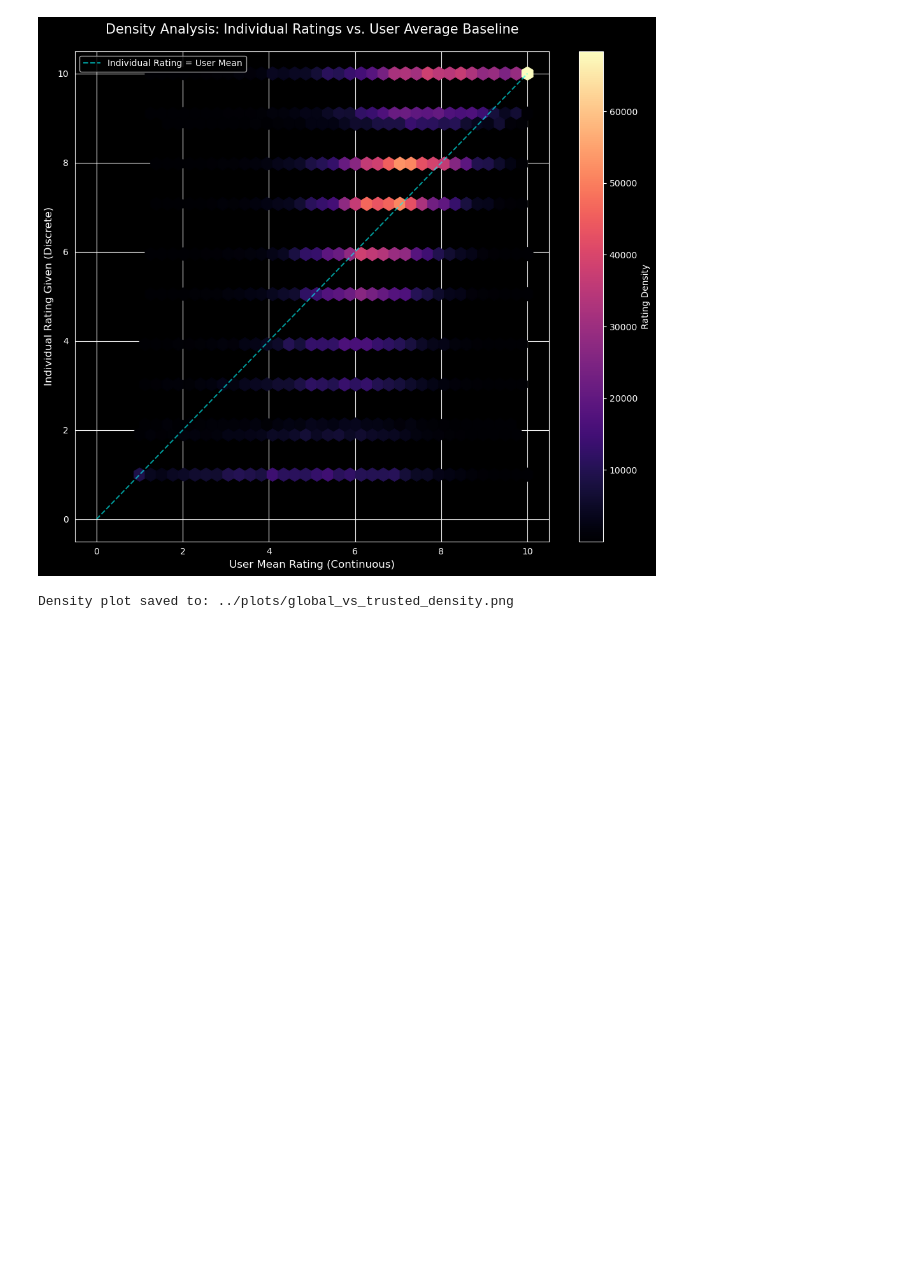
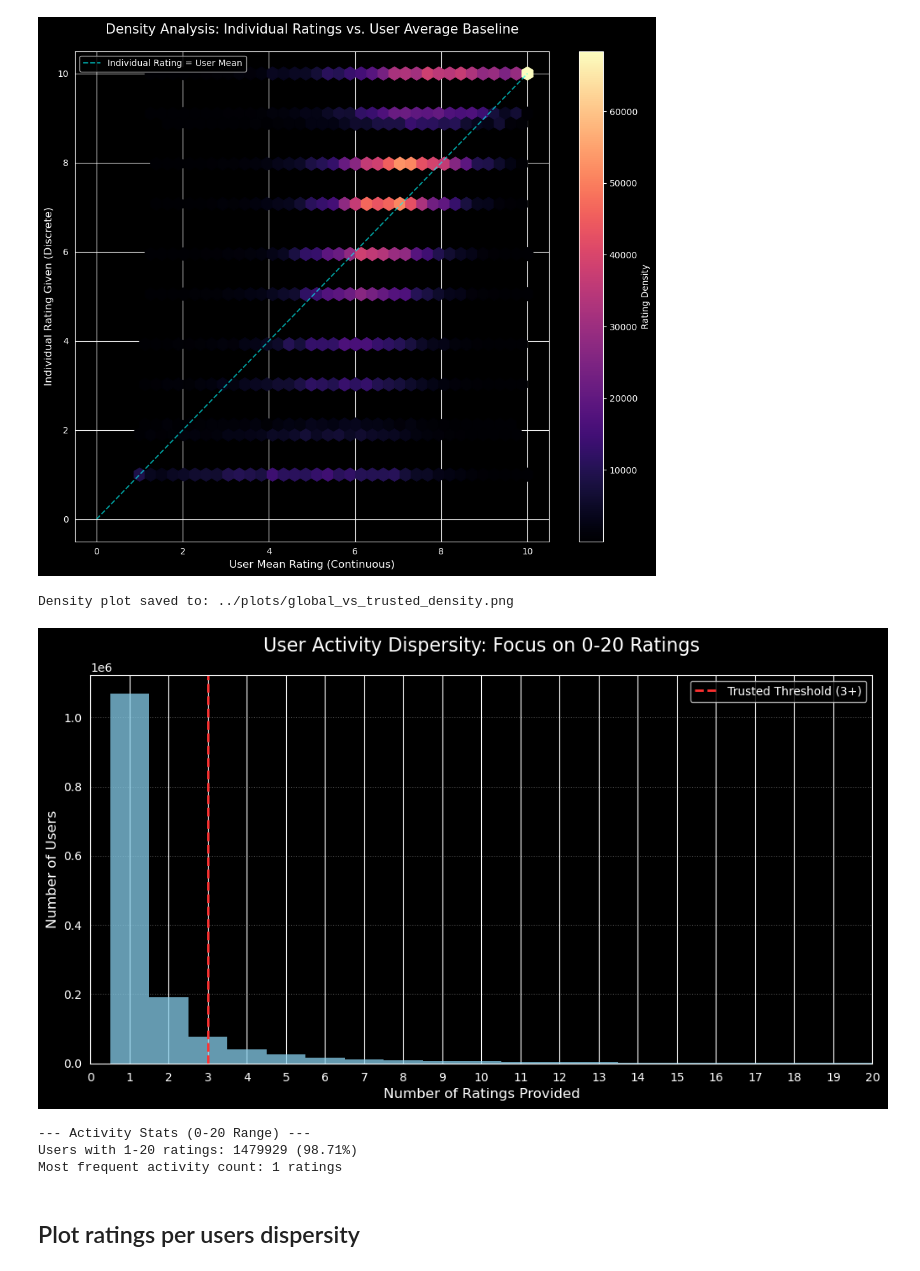
Before and after one commit to GeorgeStyl/Neural-Movie-Clusters, a Jupyter notebook: notebooks/0z_DROPBOX_clustering_and_embeddings.ipynb, the cells around one changed output. Drawn from its saved outputs; the diff is of its cells as text; code cells hidden in the pictures; blank space fills up the shorter version.

Commit message:
Plotted ratings per user dispersity

```diff
--- a/notebooks/0z_DROPBOX_clustering_and_embeddings.ipynb
+++ b/notebooks/0z_DROPBOX_clustering_and_embeddings.ipynb
@@ -840,3 +840,54 @@ plot_global_vs_trusted_density()
 # %% [output]
 [figure]
 Density plot saved to: ../plots/global_vs_trusted_density.png
+# %%
+def plot_user_activity_optimized():
+    # 1. Calculate ratings per user
+    user_counts = split_data.groupby('USER_ID')['RATING'].count()
+
+    # 2. Setup Plot (Dark Theme)
+    plt.style.use('dark_background')
+    plt.figure(figsize=(12, 6))
+
+    # Use discrete=True to ensure bars align perfectly with integer counts
+    sns.histplot(user_counts, bins=range(0, 22), color='skyblue', edgecolor='white', discrete=True)
+
+    # 3. Formatting
+    plt.xlim(0, 20)
+    plt.xticks(range(0, 21))
+
+    plt.title('User Activity Dispersity: Focus on 0-20 Ratings', fontsize=16, color='white', pad=20)
+    plt.xlabel('Number of Ratings Provided', fontsize=12, color='white')
+    plt.ylabel('Number of Users', fontsize=12, color='white')
+    plt.grid(axis='y', linestyle=':', alpha=0.3)
+
+    # --- THE FIX FOR THE WARNING ---
+    # Explicitly set loc='upper right' instead of 'best'
+    # This prevents Matplotlib from scanning 1.4M points to find a gap
+    plt.axvline(3, color='#FF3131', linestyle='--', linewidth=2, label='Trusted Threshold (3+)')
+    plt.legend(loc='upper right', labelcolor='white')
+
+    # 4. Save and Show
+    os.makedirs(PLOTS_DIR, exist_ok=True)
+    plot_path = os.path.join(PLOTS_DIR, 'user_activity_0_20_optimized.png')
+
+    # Explicitly passing the DPI can also help with rendering speed
+    plt.savefig(plot_path, facecolor='#121212', bbox_inches='tight', dpi=100)
+    plt.show()
+
+    # 5. Statistics
+    users_in_range = (user_counts <= 20).sum()
+    total_users = len(user_counts)
+    print(f"\033[93m--- Activity Stats (0-20 Range) ---\033[0m")
+    print(f"Users with 1-20 ratings: {users_in_range} ({(users_in_range / total_users) * 100:.2f}%)")
+    print(f"Most frequent activity count: {user_counts.mode()[0]} ratings")
+
+
+plot_user_activity_optimized()
+# %% [output]
+[figure, added]
+--- Activity Stats (0-20 Range) ---
+Users with 1-20 ratings: 1479929 (98.71%)
+Most frequent activity count: 1 ratings
+# %% [markdown]
+## Plot ratings per users dispersity
```
